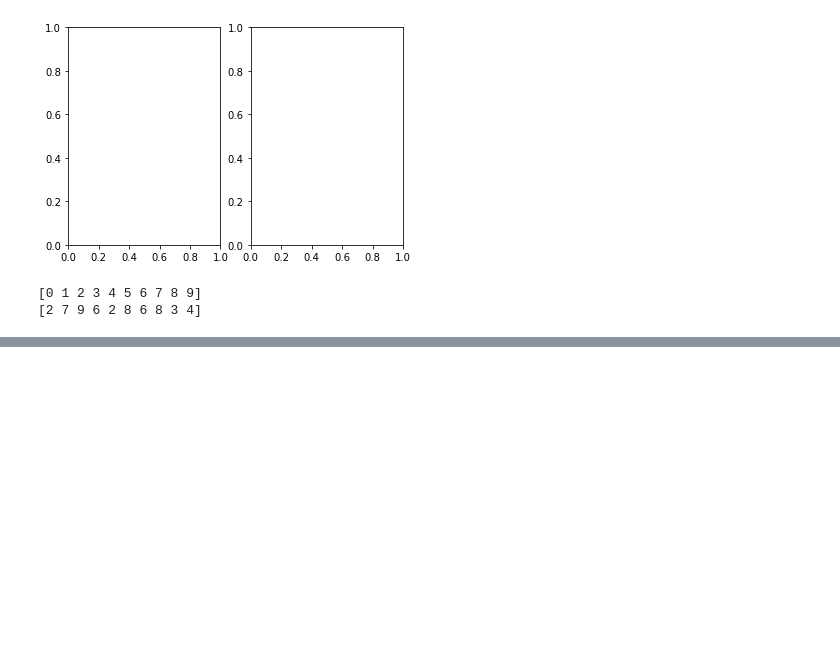
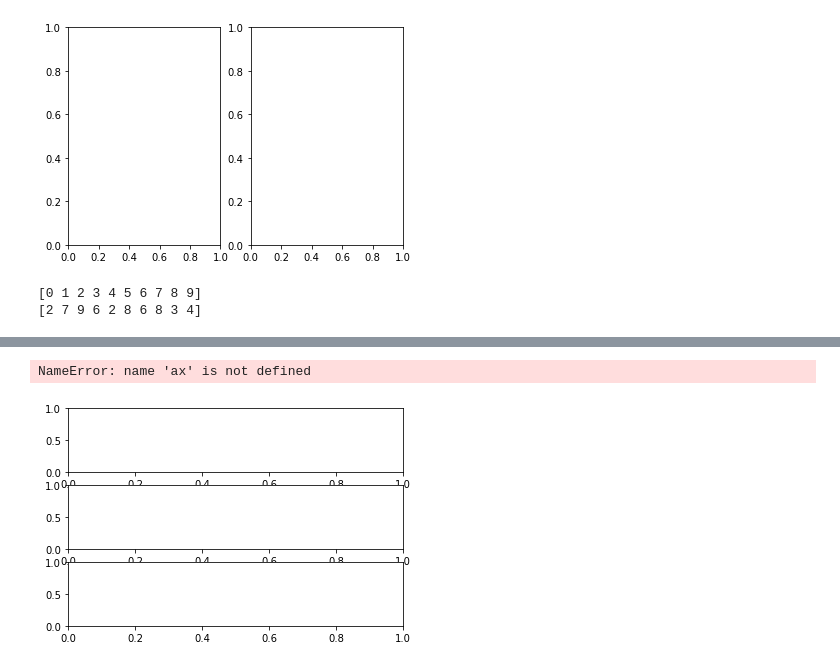
Before and after one commit to tauimonen/Data-science, a Jupyter notebook: Matplotlib.ipynb, the cells around one changed output, grey strips where cells are left out. Drawn from its saved outputs; the diff is of its cells as text; code cells hidden in the pictures; blank space fills up the shorter version.

```diff
--- a/Matplotlib.ipynb
+++ b/Matplotlib.ipynb
@@ -94,0 +96,6 @@ plt.show()
+# %%
+fig, (ax1, ax2, ax3) = plt.subplots(3,1)
+ax.shape()
+# %% [output]
+NameError: name 'ax' is not defined
+[figure, added]
```
Also changed, not shown: parts of 1 cell of this notebook, 2 other files.
